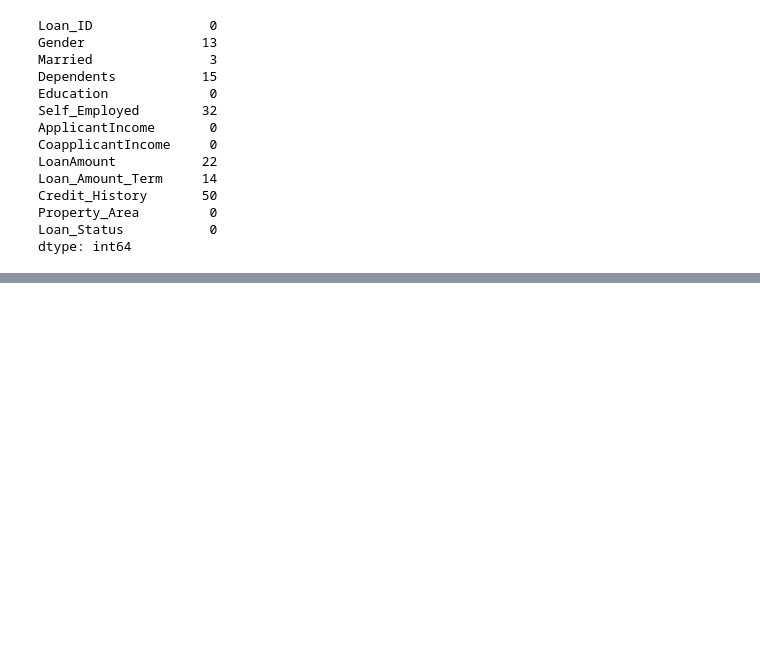
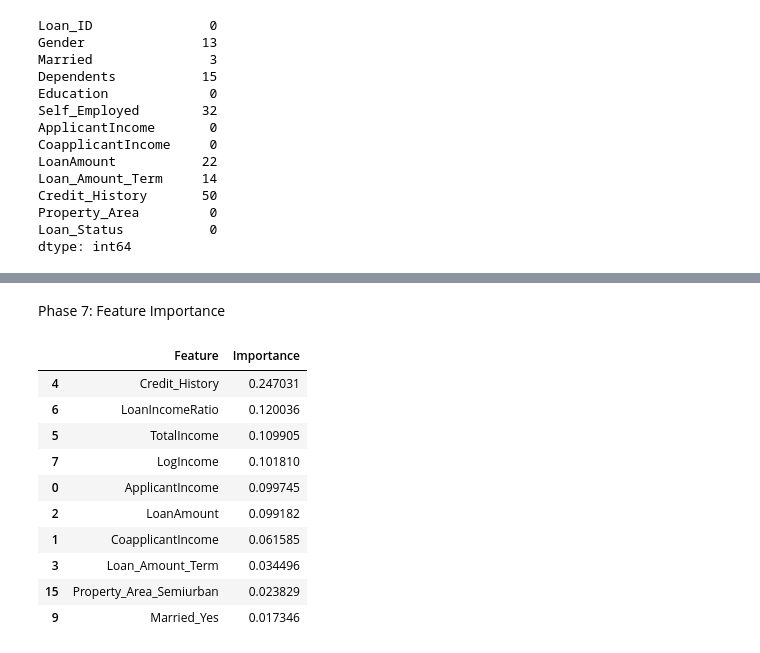
Before and after one commit to Siddhitapase20/creditrisk-ai-loan-default-prediction, a Jupyter notebook: notebooks/phase1_data_understanding.ipynb, the cells around one changed output, grey strips where cells are left out. Drawn from its saved outputs; the diff is of its cells as text; code cells hidden in the pictures; blank space fills up the shorter version.

```diff
--- a/notebooks/phase1_data_understanding.ipynb
+++ b/notebooks/phase1_data_understanding.ipynb
@@ -496,0 +718,2 @@ dtype: int64
+# %% [markdown]
+Phase 7: Feature Importance
@@ -496,0 +732,14 @@ dtype: int64
+# %%
+feature_importance.head(10)
+# %% [output]
+|  | Feature | Importance |
+| 4 | Credit_History | 0.247031 |
+| 6 | LoanIncomeRatio | 0.120036 |
+| 5 | TotalIncome | 0.109905 |
+| 7 | LogIncome | 0.101810 |
+| 0 | ApplicantIncome | 0.099745 |
+| 2 | LoanAmount | 0.099182 |
+| 1 | CoapplicantIncome | 0.061585 |
+| 3 | Loan_Amount_Term | 0.034496 |
+| 15 | Property_Area_Semiurban | 0.023829 |
+| 9 | Married_Yes | 0.017346 |
```
Also changed, not shown: parts of 60 cells of this notebook, 1 other file.
